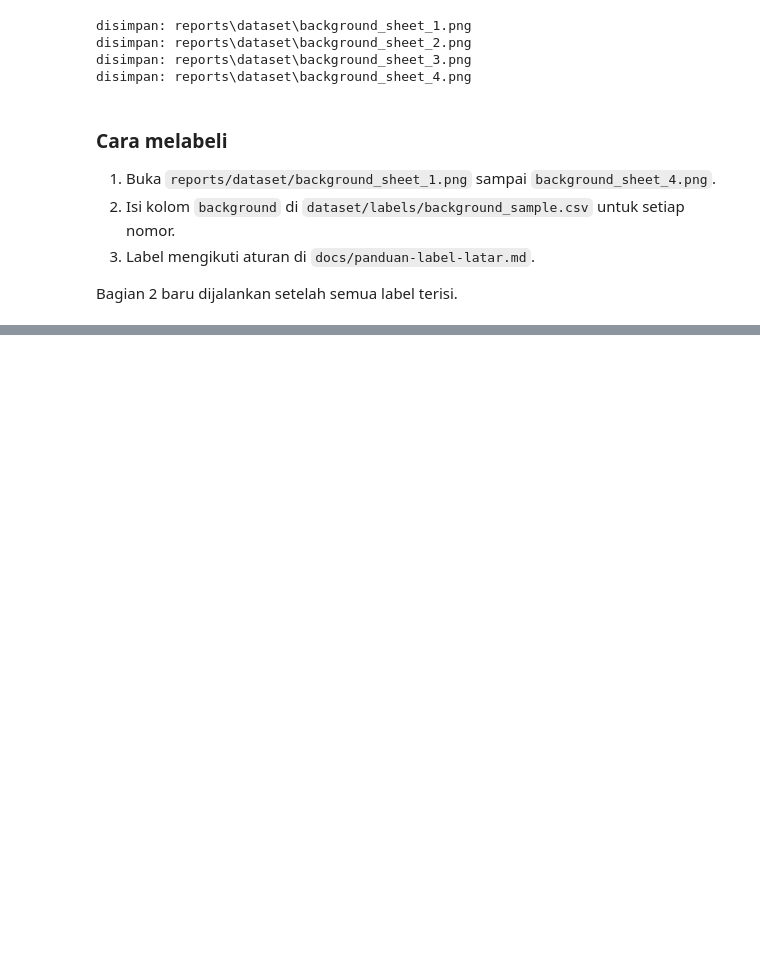
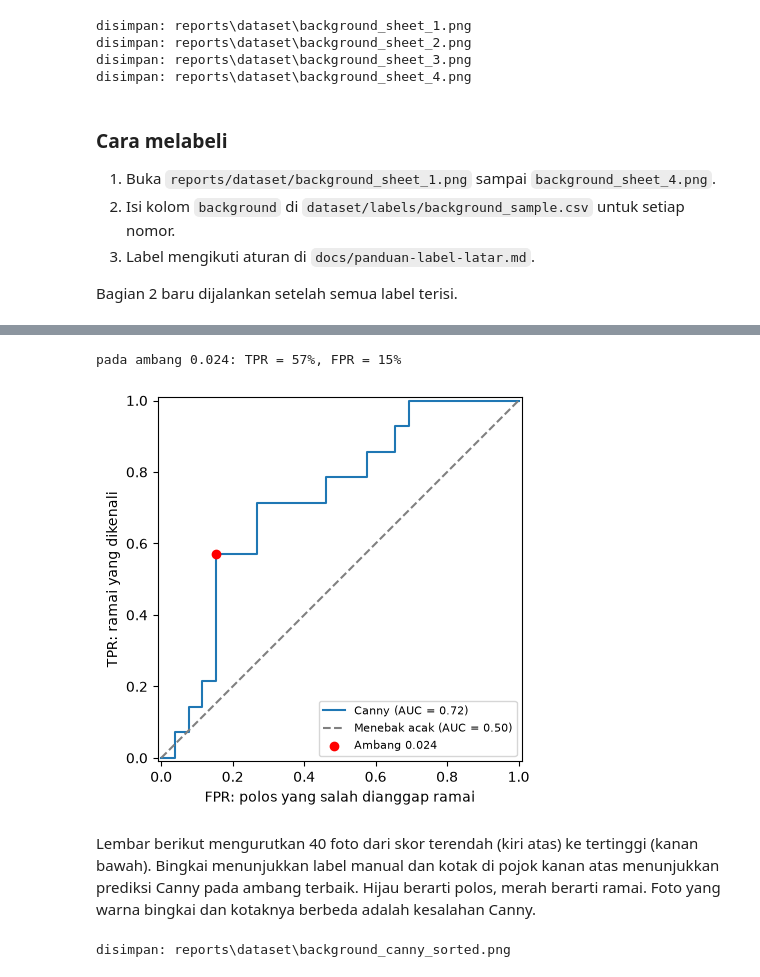
Before and after one commit to SenyuminAja16/waste-classification, a Jupyter notebook: dataset/notebooks/01_background_canny_test.ipynb, the cells around one changed output, grey strips where cells are left out. Saved outputs shown, nothing was run; the diff lists cells and outputs as text; code cells hidden in the pictures; blank space fills up the shorter version.

```diff
--- a/dataset/notebooks/01_background_canny_test.ipynb
+++ b/dataset/notebooks/01_background_canny_test.ipynb
@@ -115,0 +240,61 @@ Bagian 2 baru dijalankan setelah semua label terisi.
+# %%
+from sklearn.metrics import RocCurveDisplay
+
+predicted_ramai = predicted == "ramai"
+tpr = (predicted_ramai & is_ramai).sum() / is_ramai.sum()
+fpr = (predicted_ramai & ~is_ramai).sum() / (~is_ramai).sum()
+print(f"pada ambang {best_threshold:.3f}: TPR = {tpr:.0%}, FPR = {fpr:.0%}")
+
+fig, ax = plt.subplots(figsize=(4.6, 4.4))
+RocCurveDisplay.from_predictions(is_ramai, scores["score"], name="Canny", ax=ax)
+ax.plot([0, 1], [0, 1], linestyle="--", color="gray", label="Menebak acak (AUC = 0.50)")
+ax.scatter(fpr, tpr, color="red", zorder=3, label=f"Ambang {best_threshold:.3f}")
+ax.set_xlabel("FPR: polos yang salah dianggap ramai")
+ax.set_ylabel("TPR: ramai yang dikenali")
+ax.legend(loc="lower right", fontsize=8)
+fig.tight_layout()
+fig.savefig(REPORTS_DIR / "dataset" / "background_canny_roc.png", dpi=150)
+# %% [output]
+pada ambang 0.024: TPR = 57%, FPR = 15%
+[figure, added]
+# %% [markdown]
+Lembar berikut mengurutkan 40 foto dari skor terendah (kiri atas) ke tertinggi (kanan bawah). Bingkai menunjukkan label manual dan kotak di pojok kanan atas menunjukkan prediksi Canny pada ambang terbaik. Hijau berarti polos, merah berarti ramai. Foto yang warna bingkai dan kotaknya berbeda adalah kesalahan Canny.
+# %%
+LABEL_COLORS = {"polos": (60, 170, 60), "ramai": (40, 40, 220)}
+
+
+def scored_tile(row, prediction: str) -> np.ndarray:
+    """Thumbnail dengan bingkai warna label manual, kotak warna prediksi Canny, dan skor."""
+    tile = cv2.resize(thumbnail(row.raw_path, row.no), (240, 240), interpolation=cv2.INTER_AREA)
+    tile = cv2.copyMakeBorder(tile, 10, 10, 10, 10, cv2.BORDER_CONSTANT, value=LABEL_COLORS[row.background])
+    height, width = tile.shape[:2]
+    cv2.rectangle(tile, (width - 50, 0), (width, 50), LABEL_COLORS[prediction], -1)
+    cv2.rectangle(tile, (0, height - 34), (120, height), (255, 255, 255), -1)
+    cv2.putText(tile, f"{row.score:.3f}", (6, height - 9), cv2.FONT_HERSHEY_SIMPLEX, 0.7, (0, 0, 0), 2)
+    return tile
+
+
+def legend_bar(width: int) -> np.ndarray:
+    """Baris keterangan warna, kotak pojok, dan angka di atas lembar foto."""
+    bar = np.full((110, width, 3), 255, np.uint8)
+    font, black = cv2.FONT_HERSHEY_SIMPLEX, (0, 0, 0)
+    x = 20
+    for name, color in LABEL_COLORS.items():
+        cv2.rectangle(bar, (x, 15), (x + 30, 45), color, -1)
+        cv2.putText(bar, name, (x + 40, 40), font, 0.8, black, 2)
+        x += 180
+    cv2.putText(bar, "Bingkai = label manual   |   Kotak pojok kanan atas = prediksi Canny "
+                f"(ambang {best_threshold:.3f})", (x + 20, 40), font, 0.8, black, 2)
+    cv2.putText(bar, "Angka kiri atas = nomor foto   |   Angka kiri bawah = skor Canny (0-1)   |   "
+                "Urutan: skor terendah (kiri atas) ke tertinggi (kanan bawah)", (20, 90), font, 0.8, black, 2)
+    return bar
+
+
+tiles = [scored_tile(row, prediction) for row, prediction in zip(scores.itertuples(), predicted)]
+sheet = contact_sheet(tiles, 10)
+sheet = np.vstack([legend_bar(sheet.shape[1]), sheet])
+path = REPORTS_DIR / "dataset" / "background_canny_sorted.png"
+path.write_bytes(cv2.imencode(".png", sheet)[1].tobytes())
+print("disimpan:", path.relative_to(ROOT))
+# %% [output]
+disimpan: reports\dataset\background_canny_sorted.png
```
Also changed, not shown: parts of 9 cells of this notebook, 4 other files.
